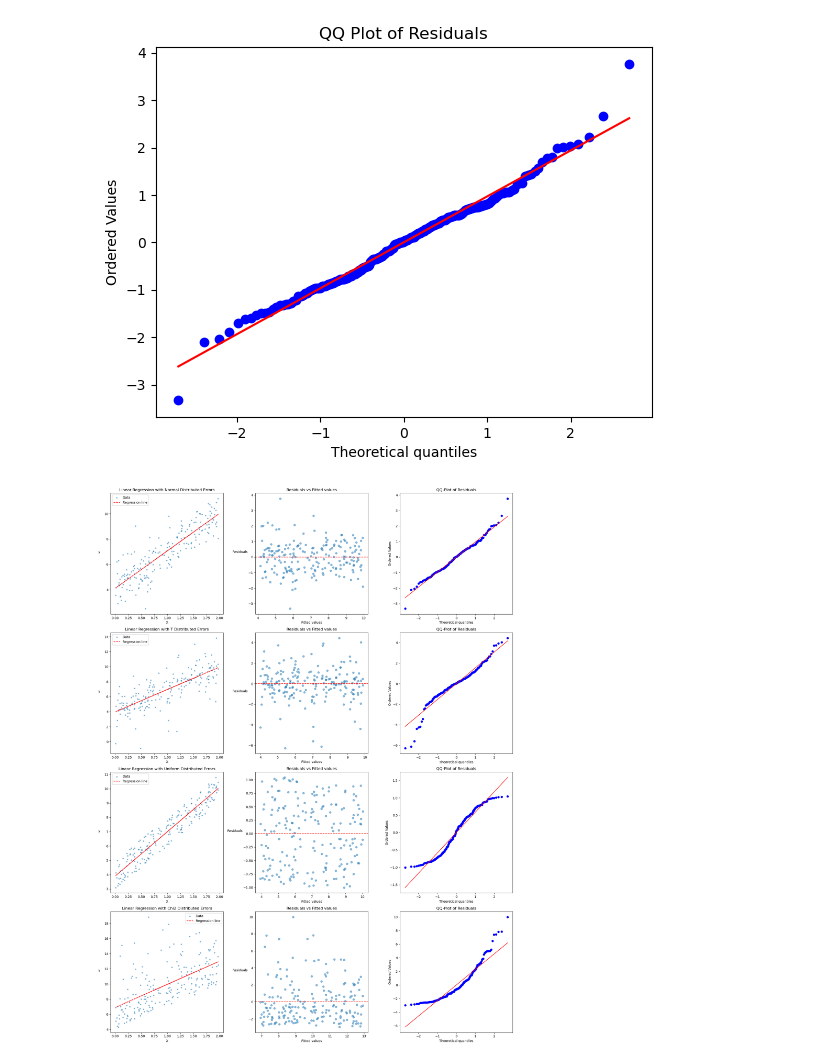
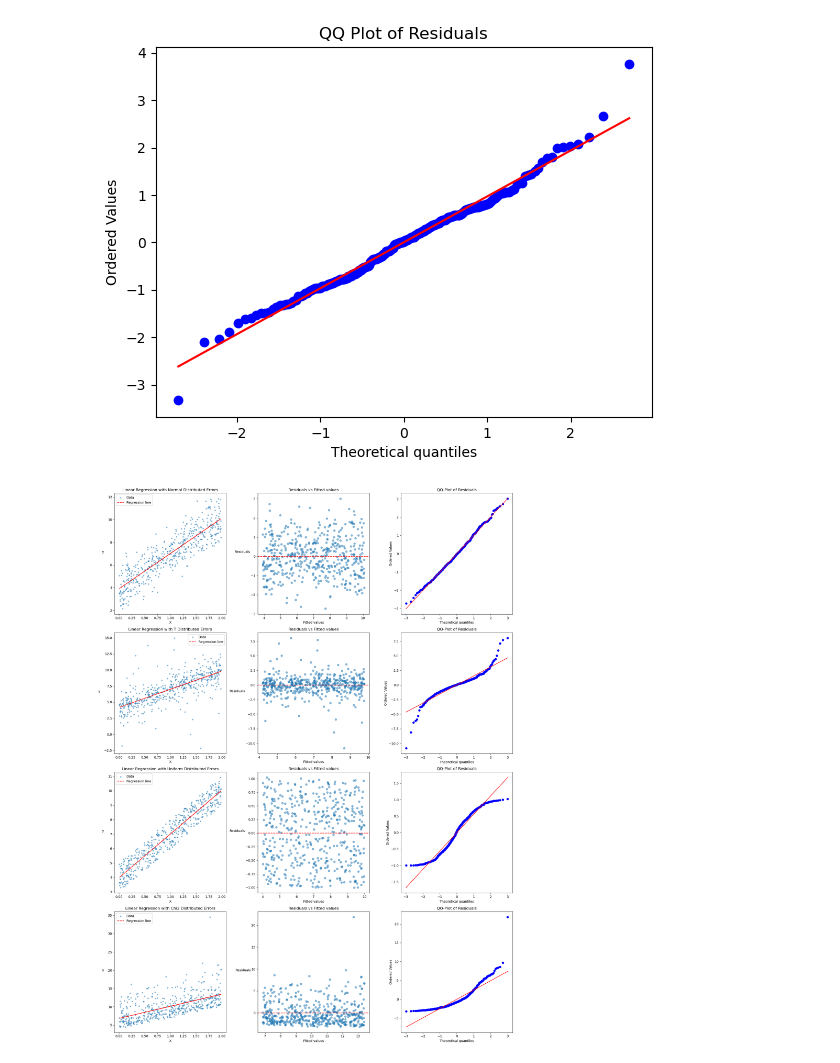
Before and after one commit to jkoganem/Teaching-Advanced-Linear-Algebra-21366, a Jupyter notebook: notes/06-Linear Regression I.ipynb, the cells around one changed output. Drawn from its saved outputs; the diff is of its cells as text; code cells hidden in the pictures.

```diff
--- a/notes/06-Linear Regression I.ipynb
+++ b/notes/06-Linear Regression I.ipynb
@@ -627,41 +631,43 @@ plt.show()
 [figure]
 # %%
 np.random.seed(42)
-X = 2 * np.random.rand(200, 1)
+num_samples = 500
+
+X = 2 * np.random.rand(num_samples, 1)
 
 distributions = {
-    'normal': np.random.randn(200, 1),
-    't': np.random.standard_t(df=3, size=(200, 1)),
-    'uniform': np.random.uniform(-1, 1, size=(200, 1)),
-    'chi2': np.random.chisquare(df=3, size=(200, 1))
+    'normal': np.random.randn(num_samples, 1),
+    't': np.random.standard_t(df=3, size=(num_samples, 1)),
+    'uniform': np.random.uniform(-1, 1, size=(num_samples, 1)),
+    'chi2': np.random.chisquare(df=3, size=(num_samples, 1))
 }
 
 fig, axes = plt.subplots(4, 3, figsize=(18, 24))
 
 for i, (dist_name, dist_data) in enumerate(distributions.items()):
     y = 4 + 3 * X + dist_data
     reg = LinearRegression()
     reg.fit(X, y)
     y_pred = reg.predict(X)
     residuals = y - y_pred
 
     axes[i, 0].scatter(X, y, alpha=0.5, s=10, label='Data')
     axes[i, 0].plot(X, y_pred, color='red', linestyle='dashed', label='Regression line')
     axes[i, 0].set_xlabel('X')
     axes[i, 0].set_ylabel('y', rotation=0, labelpad=15)
     axes[i, 0].set_title(f'Linear Regression with {dist_name.capitalize()} Distributed Errors')
     axes[i, 0].legend()
 
     axes[i, 1].scatter(y_pred, residuals, alpha=0.5)
     axes[i, 1].axhline(y=0, color='red', linestyle='--')
     axes[i, 1].set_xlabel('Fitted values')
     axes[i, 1].set_ylabel('Residuals', rotation=0, labelpad=25)
     axes[i, 1].set_title('Residuals vs Fitted values')
 
     probplot(residuals.flatten(), dist="norm", plot=axes[i, 2])
     axes[i, 2].set_title('QQ-Plot of Residuals')
 
 plt.tight_layout()
 plt.show()
 # %% [output]
-[figure, old version]
+[figure, new version]
```
Also changed, not shown: parts of 2 cells of this notebook.
